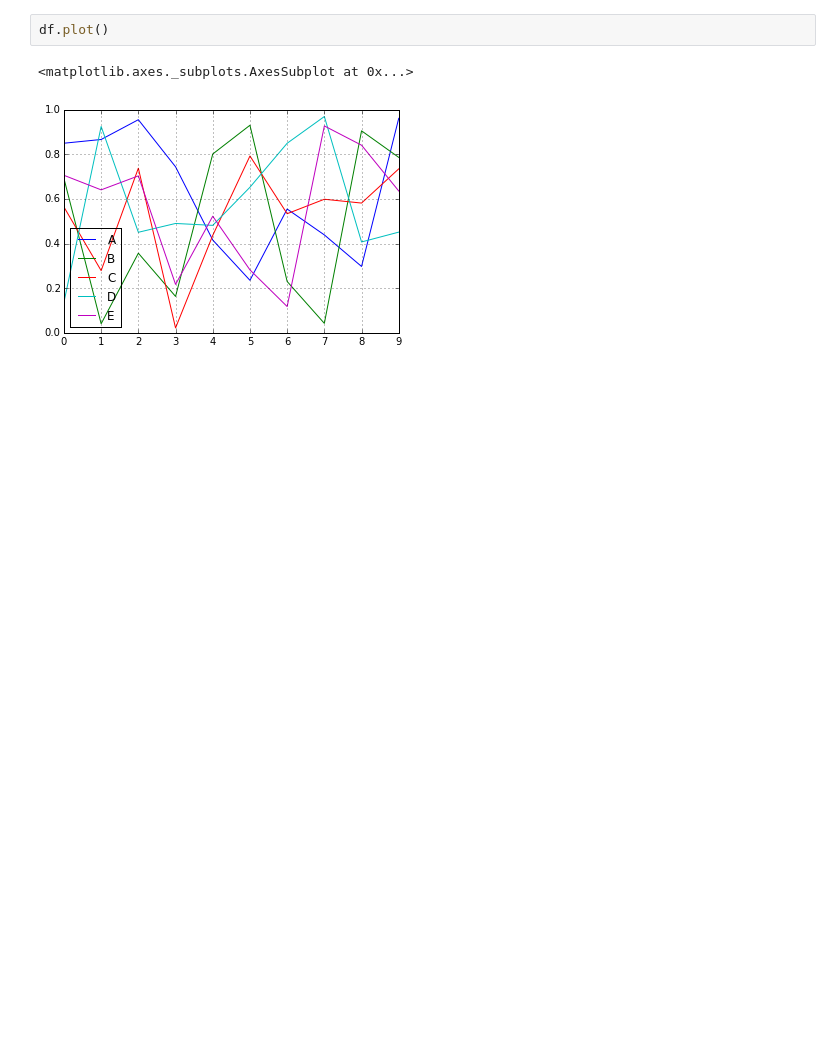
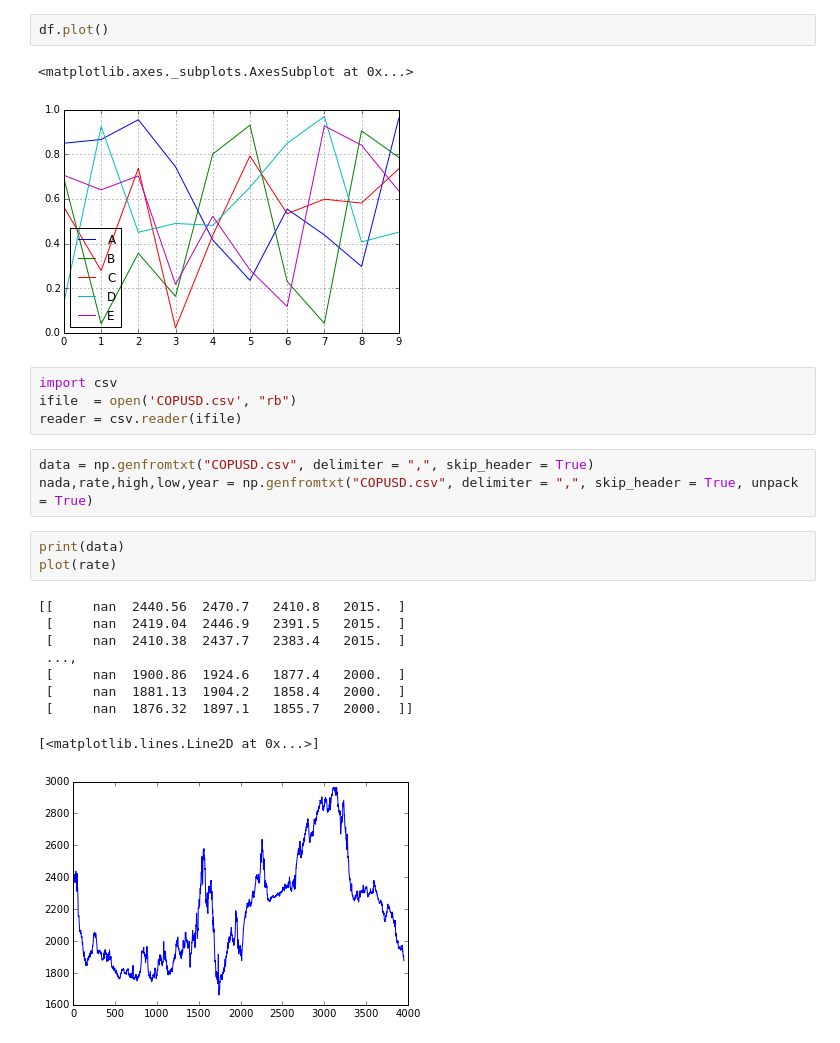
Before and after one commit to ComputoCienciasUniandes/HerramientasComputacionales, a Jupyter notebook: Lectures/06.Matplotlib/reading_csv.v3.ipynb, the cells around one changed output. Drawn from its saved outputs; the diff is of its cells as text; blank space fills up the shorter version.

```diff
--- a/Lectures/06.Matplotlib/reading_csv.v3.ipynb
+++ b/Lectures/06.Matplotlib/reading_csv.v3.ipynb
@@ -211,3 +234,23 @@ df.plot()
 # %% [output]
 <matplotlib.axes._subplots.AxesSubplot at 0x...>
 [figure]
+# %%
+import csv
+ifile  = open('COPUSD.csv', "rb")
+reader = csv.reader(ifile)
+# %%
+data = np.genfromtxt("COPUSD.csv", delimiter = ",", skip_header = True)
+nada,rate,high,low,year = np.genfromtxt("COPUSD.csv", delimiter = ",", skip_header = True, unpack = True)
+# %%
+print(data)
+plot(rate)
+# %% [output]
+[[     nan  2440.56  2470.7   2410.8   2015.  ]
+ [     nan  2419.04  2446.9   2391.5   2015.  ]
+ [     nan  2410.38  2437.7   2383.4   2015.  ]
+ ...,
+ [     nan  1900.86  1924.6   1877.4   2000.  ]
+ [     nan  1881.13  1904.2   1858.4   2000.  ]
+ [     nan  1876.32  1897.1   1855.7   2000.  ]]
+[<matplotlib.lines.Line2D at 0x...>]
+[figure, added]
```
Also changed, not shown: parts of 14 cells of this notebook, 2 other files.
